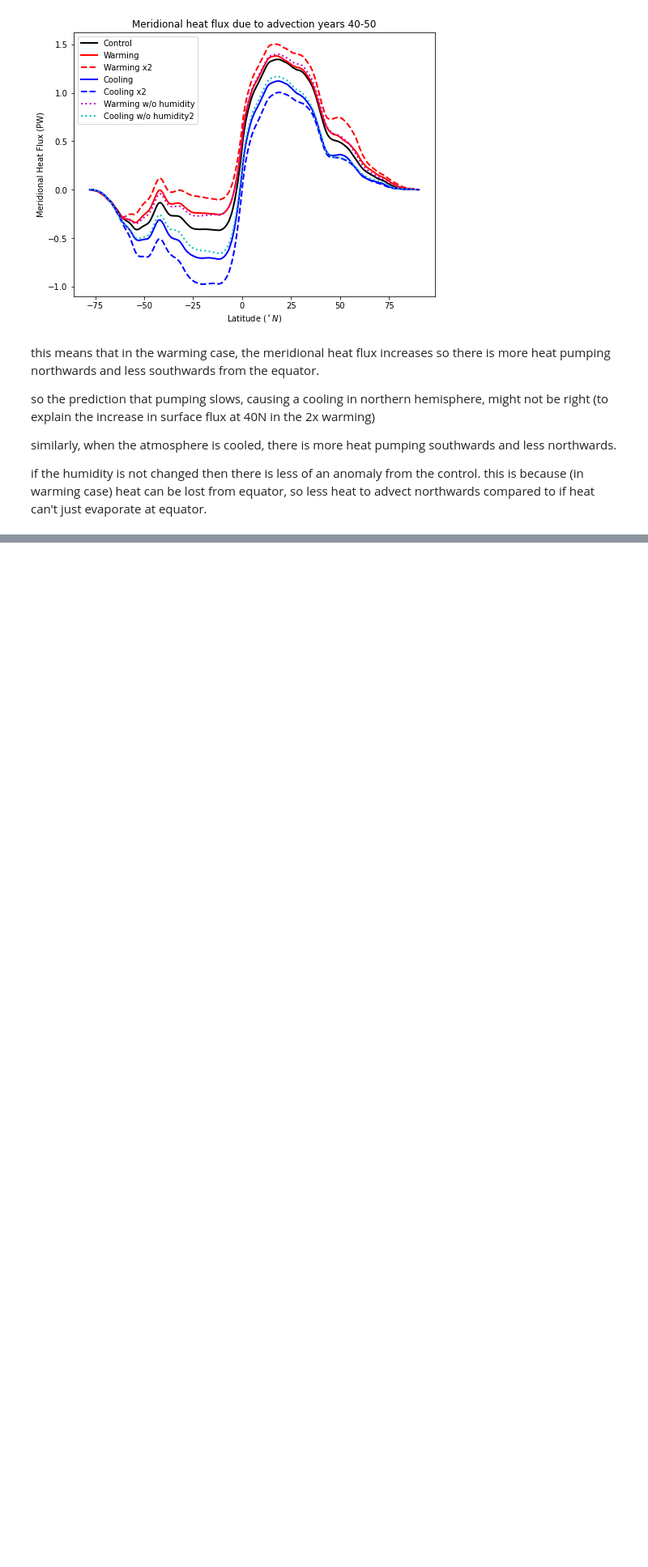
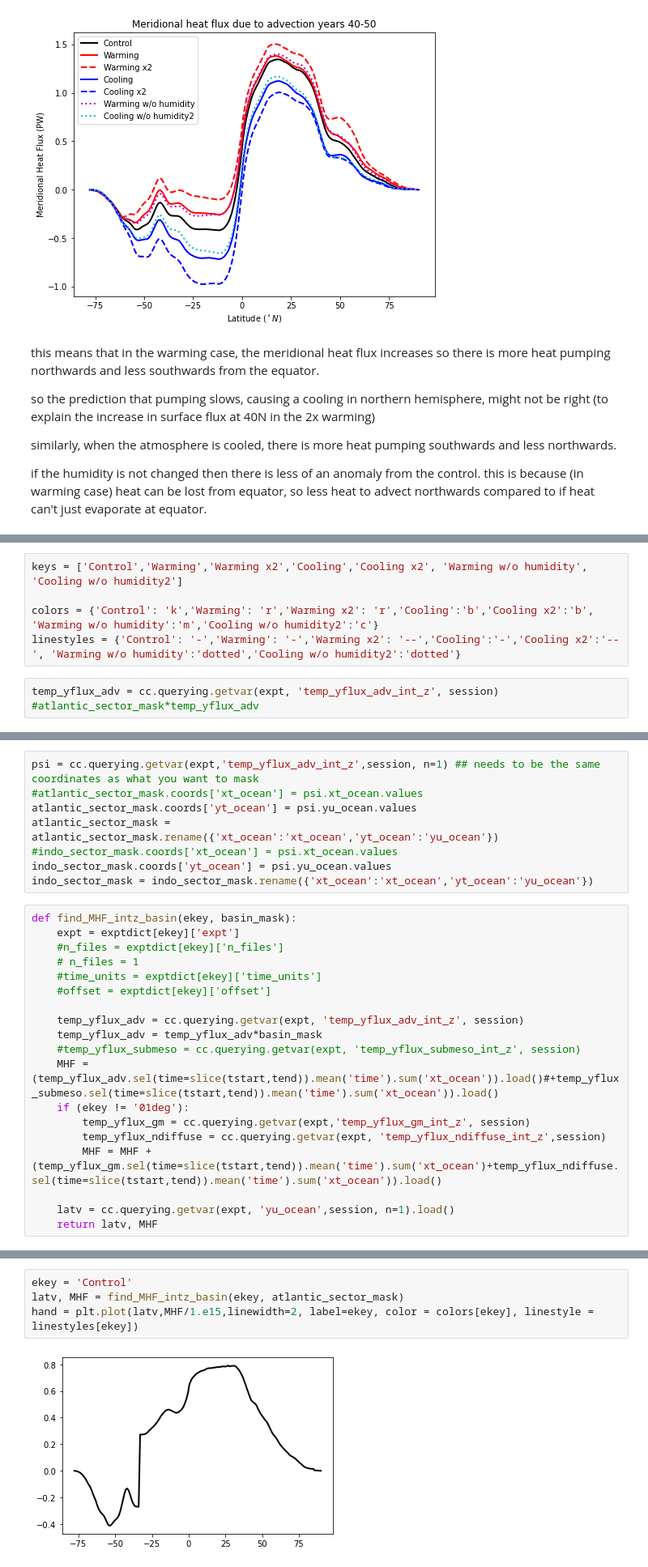
Before and after one commit to claireyung/unsw_clex_project_files, a Jupyter notebook: overturning.ipynb, the cells around one changed output, grey strips where cells are left out. Shown at 81% size. Drawn from its saved outputs; the diff is of its cells as text; blank space fills up the shorter version.

```diff
--- a/overturning.ipynb
+++ b/overturning.ipynb
@@ -383,0 +461,8 @@ if the humidity is not changed then there is less of an anomaly from the control
+# %%
+keys = ['Control','Warming','Warming x2','Cooling','Cooling x2', 'Warming w/o humidity', 'Cooling w/o humidity2']
+
+colors = {'Control': 'k','Warming': 'r','Warming x2': 'r','Cooling':'b','Cooling x2':'b', 'Warming w/o humidity':'m','Cooling w/o humidity2':'c'}
+linestyles = {'Control': '-','Warming': '-','Warming x2': '--','Cooling':'-','Cooling x2':'--', 'Warming w/o humidity':'dotted','Cooling w/o humidity2':'dotted'}
+# %%
+temp_yflux_adv = cc.querying.getvar(expt, 'temp_yflux_adv_int_z', session)
+#atlantic_sector_mask*temp_yflux_adv
@@ -383,0 +471,27 @@ if the humidity is not changed then there is less of an anomaly from the control
+# %%
+psi = cc.querying.getvar(expt,'temp_yflux_adv_int_z',session, n=1) ## needs to be the same coordinates as what you want to mask
+#atlantic_sector_mask.coords['xt_ocean'] = psi.xt_ocean.values
+atlantic_sector_mask.coords['yt_ocean'] = psi.yu_ocean.values
+atlantic_sector_mask = atlantic_sector_mask.rename({'xt_ocean':'xt_ocean','yt_ocean':'yu_ocean'})
+#indo_sector_mask.coords['xt_ocean'] = psi.xt_ocean.values
+indo_sector_mask.coords['yt_ocean'] = psi.yu_ocean.values
+indo_sector_mask = indo_sector_mask.rename({'xt_ocean':'xt_ocean','yt_ocean':'yu_ocean'})
+# %%
+def find_MHF_intz_basin(ekey, basin_mask):
+    expt = exptdict[ekey]['expt']
+    #n_files = exptdict[ekey]['n_files']
+    # n_files = 1
+    #time_units = exptdict[ekey]['time_units']
+    #offset = exptdict[ekey]['offset']
+
+    temp_yflux_adv = cc.querying.getvar(expt, 'temp_yflux_adv_int_z', session)
+    temp_yflux_adv = temp_yflux_adv*basin_mask
+    #temp_yflux_submeso = cc.querying.getvar(expt, 'temp_yflux_submeso_int_z', session)
+    MHF = (temp_yflux_adv.sel(time=slice(tstart,tend)).mean('time').sum('xt_ocean')).load()#+temp_yflux_submeso.sel(time=slice(tstart,tend)).mean('time').sum('xt_ocean')).load()
+    if (ekey != '01deg'):
+        temp_yflux_gm = cc.querying.getvar(expt,'temp_yflux_gm_int_z', session)
+        temp_yflux_ndiffuse = cc.querying.getvar(expt, 'temp_yflux_ndiffuse_int_z',session)
+        MHF = MHF + (temp_yflux_gm.sel(time=slice(tstart,tend)).mean('time').sum('xt_ocean')+temp_yflux_ndiffuse.sel(time=slice(tstart,tend)).mean('time').sum('xt_ocean')).load()
+
+    latv = cc.querying.getvar(expt, 'yu_ocean',session, n=1).load()
+    return latv, MHF
@@ -383,0 +501,6 @@ if the humidity is not changed then there is less of an anomaly from the control
+# %%
+ekey = 'Control'
+latv, MHF = find_MHF_intz_basin(ekey, atlantic_sector_mask)
+hand = plt.plot(latv,MHF/1.e15,linewidth=2, label=ekey, color = colors[ekey], linestyle = linestyles[ekey])
+# %% [output]
+[figure, added]
```
Also changed, not shown: parts of 21 cells of this notebook, 13 other files.
